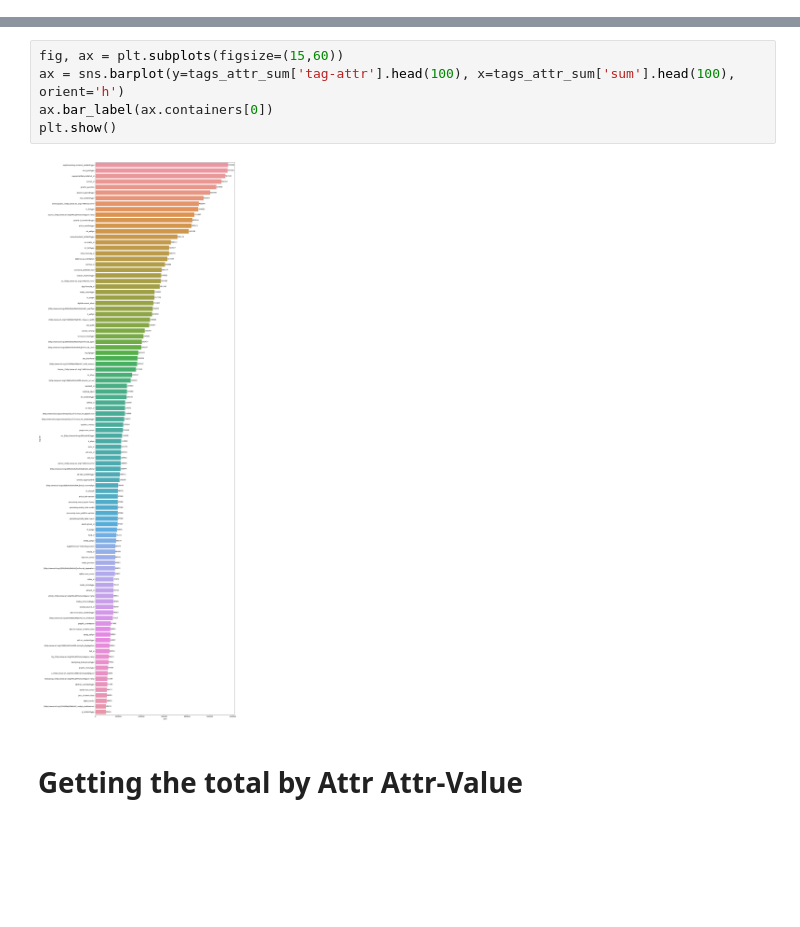
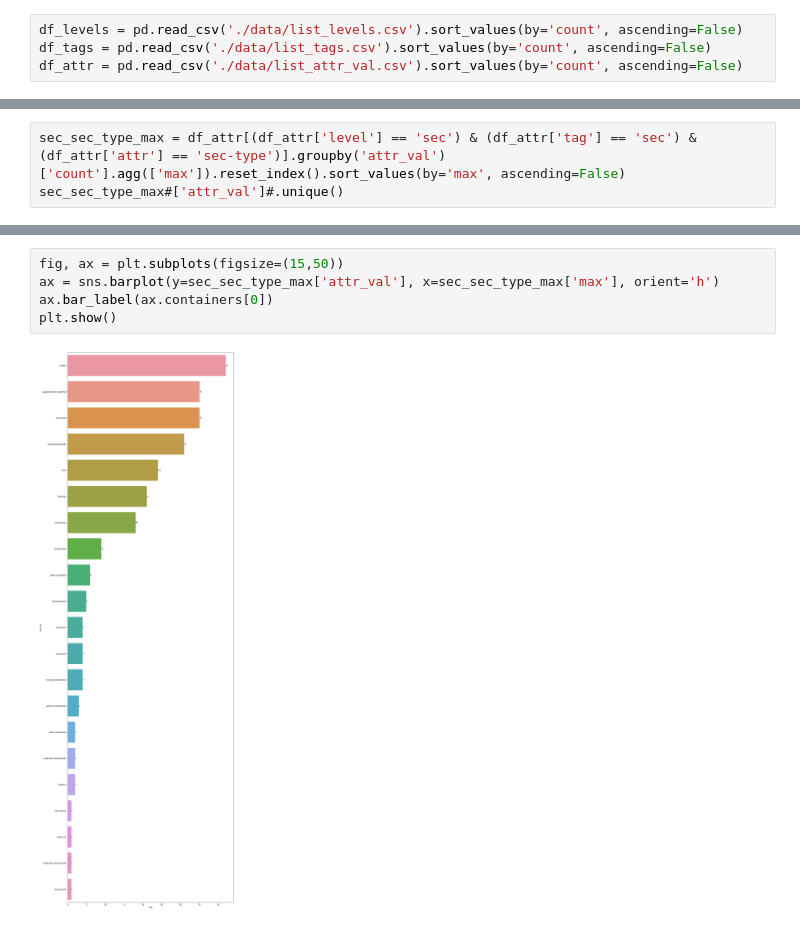
Before and after one commit to social-link-analytics-group-bsc/-biohackathon-2022-project-24, a Jupyter notebook: pipeline/tags_exploration.ipynb, the cells around one changed output, grey strips where cells are left out. Drawn from its saved outputs; the diff is of its cells as text; blank space fills up the shorter version.

```diff
--- a/pipeline/tags_exploration.ipynb
+++ b/pipeline/tags_exploration.ipynb
@@ -24 +6,5 @@ df.head(100)
+# %%
+df_levels = pd.read_csv('./data/list_levels.csv').sort_values(by='count', ascending=False)
+df_tags = pd.read_csv('./data/list_tags.csv').sort_values(by='count', ascending=False)
+df_attr = pd.read_csv('./data/list_attr_val.csv').sort_values(by='count', ascending=False)
 # %% [markdown]
@@ -59,0 +122,3 @@ tags_attr_sum
+# %%
+sec_sec_type_max = df_attr[(df_attr['level'] == 'sec') & (df_attr['tag'] == 'sec') & (df_attr['attr'] == 'sec-type')].groupby('attr_val')['count'].agg(['max']).reset_index().sort_values(by='max', ascending=False)
+sec_sec_type_max#['attr_val']#.unique()
@@ -60,9 +143,7 @@ tags_attr_sum
 # %%
-fig, ax = plt.subplots(figsize=(15,60))
-ax = sns.barplot(y=tags_attr_sum['tag-attr'].head(100), x=tags_attr_sum['sum'].head(100), orient='h')
+fig, ax = plt.subplots(figsize=(15,50))
+ax = sns.barplot(y=sec_sec_type_max['attr_val'], x=sec_sec_type_max['max'], orient='h')
 ax.bar_label(ax.containers[0])
 plt.show()
 # %% [output]
-[figure, old version]
+[figure, new version]
-# %% [markdown]
-# Getting the total by Attr Attr-Value
```
Also changed, not shown: parts of 22 cells of this notebook, 4 other files.
